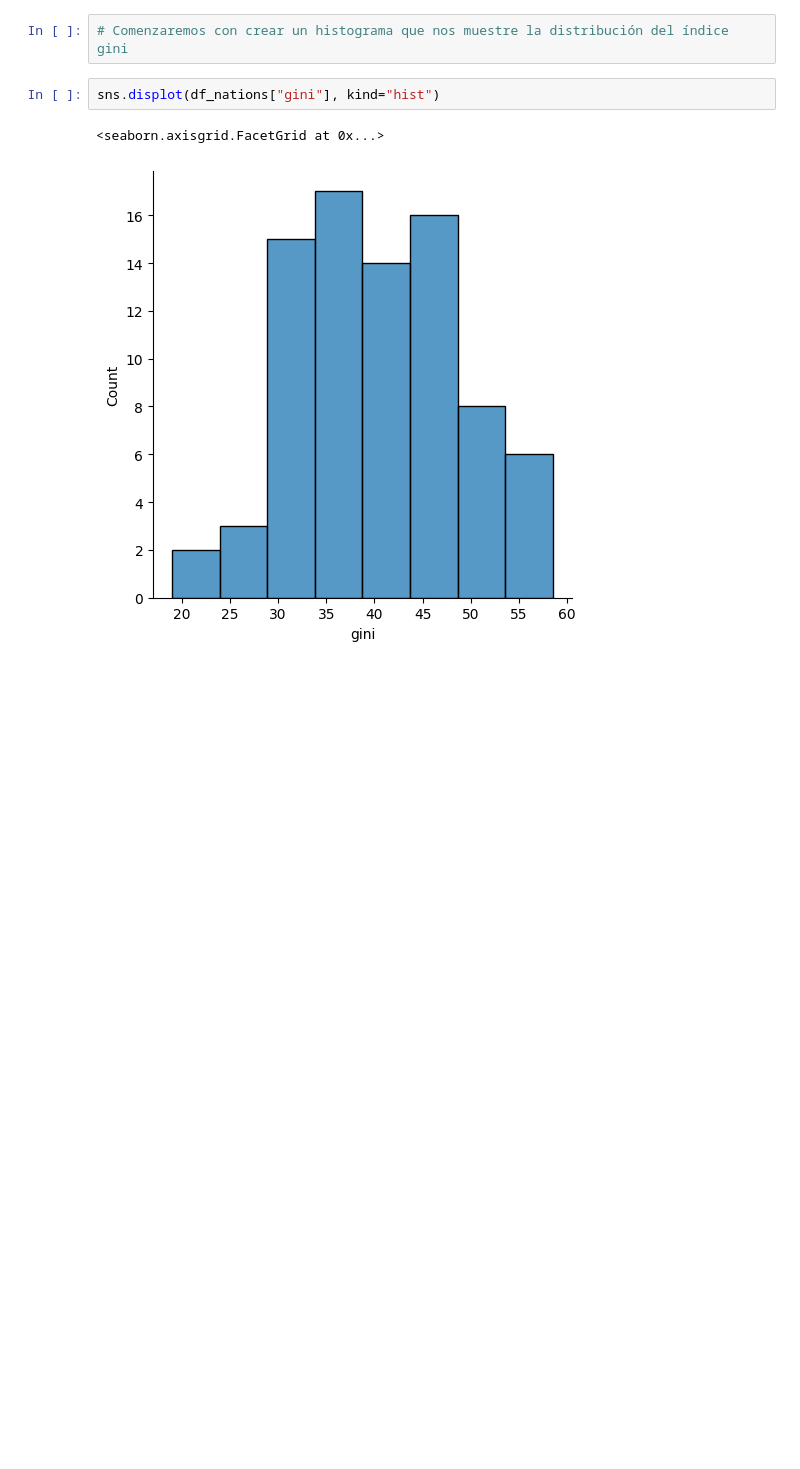
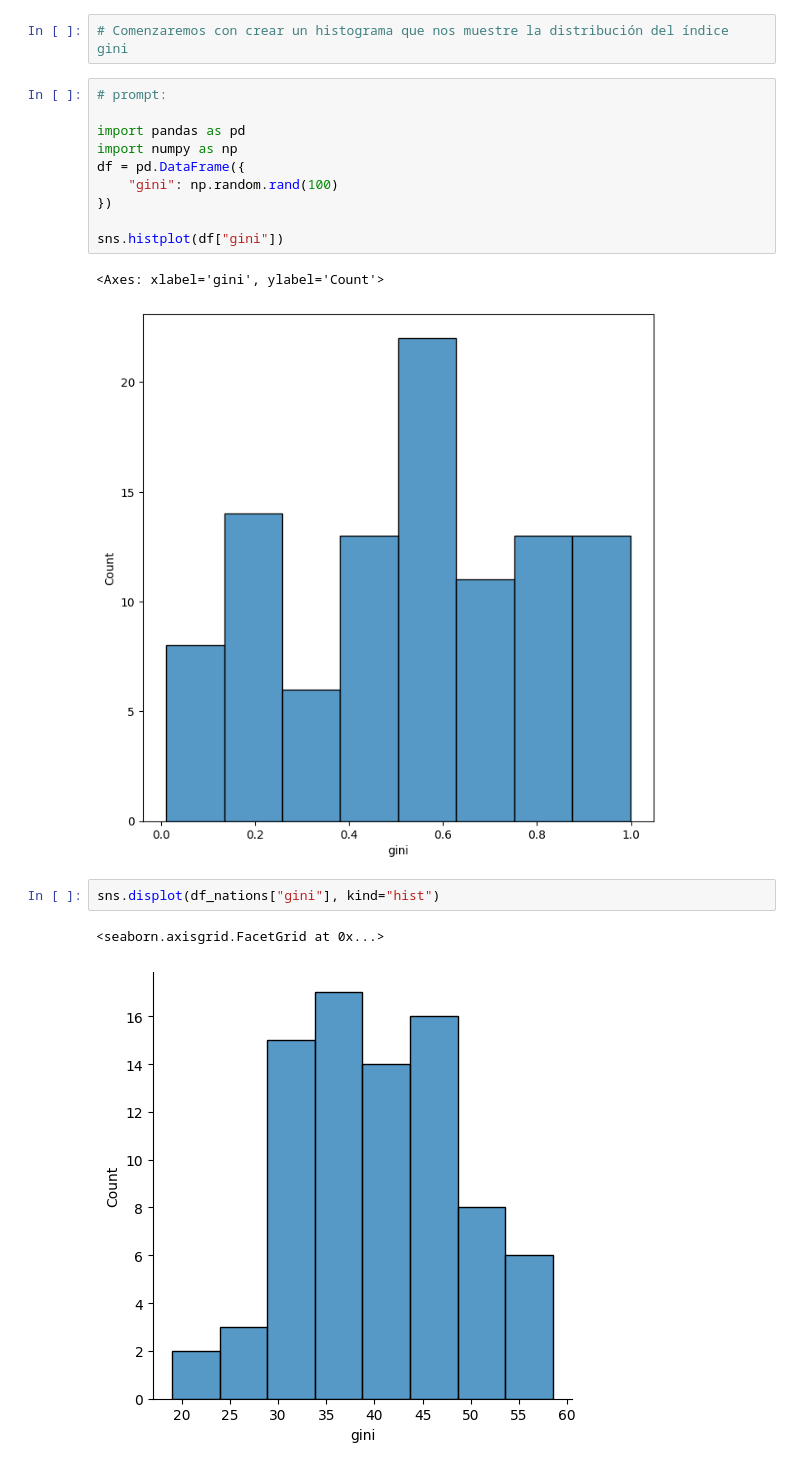
Before and after one commit to Orliluq/Data_Analysis, a Jupyter notebook: Data_Analysis.ipynb, the cells around one changed output. Saved outputs shown, nothing was run; the diff lists cells and outputs as text; blank space fills up the shorter version.

```diff
--- a/Data_Analysis.ipynb
+++ b/Data_Analysis.ipynb
@@ -512,6 +594,19 @@ Fuente: Analytics Vidhya
 ![tipos_graficos.jpg](embedded-picture-1)
 # %%
 # Comenzaremos con crear un histograma que nos muestre la distribución del índice gini
+# %%
+# prompt:
+
+import pandas as pd
+import numpy as np
+df = pd.DataFrame({
+    "gini": np.random.rand(100)
+})
+
+sns.histplot(df["gini"])
+# %% [output]
+<Axes: xlabel='gini', ylabel='Count'>
+[figure, added]
 # %%
 sns.displot(df_nations["gini"], kind="hist")
 # %% [output]
```
Also changed, not shown: parts of 7 cells of this notebook.
